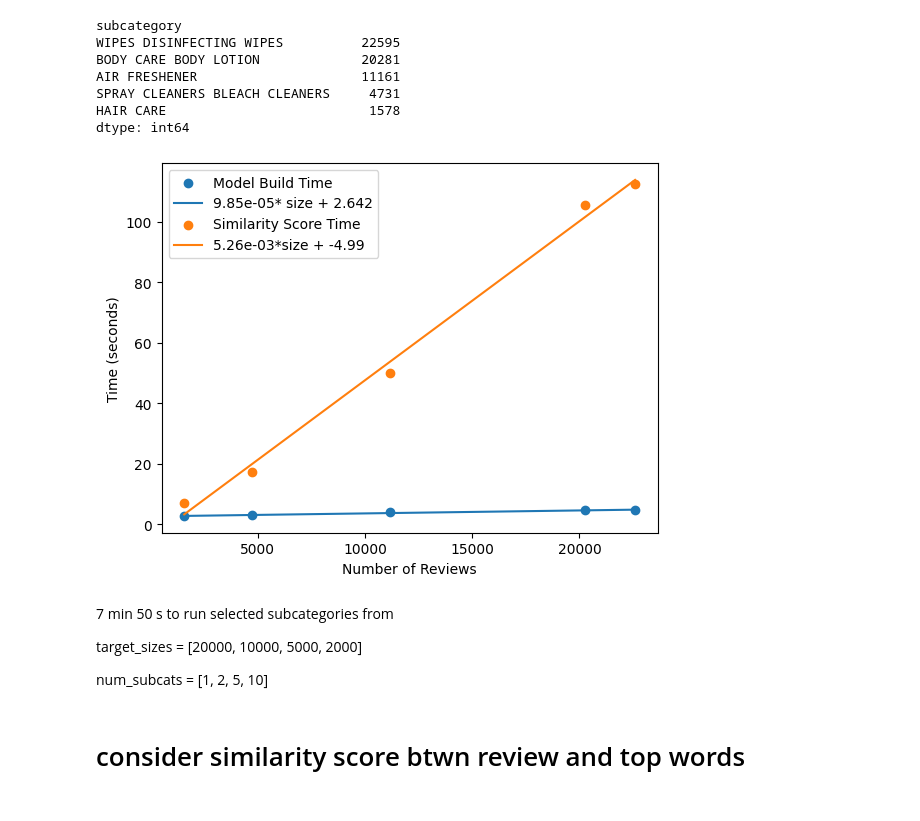
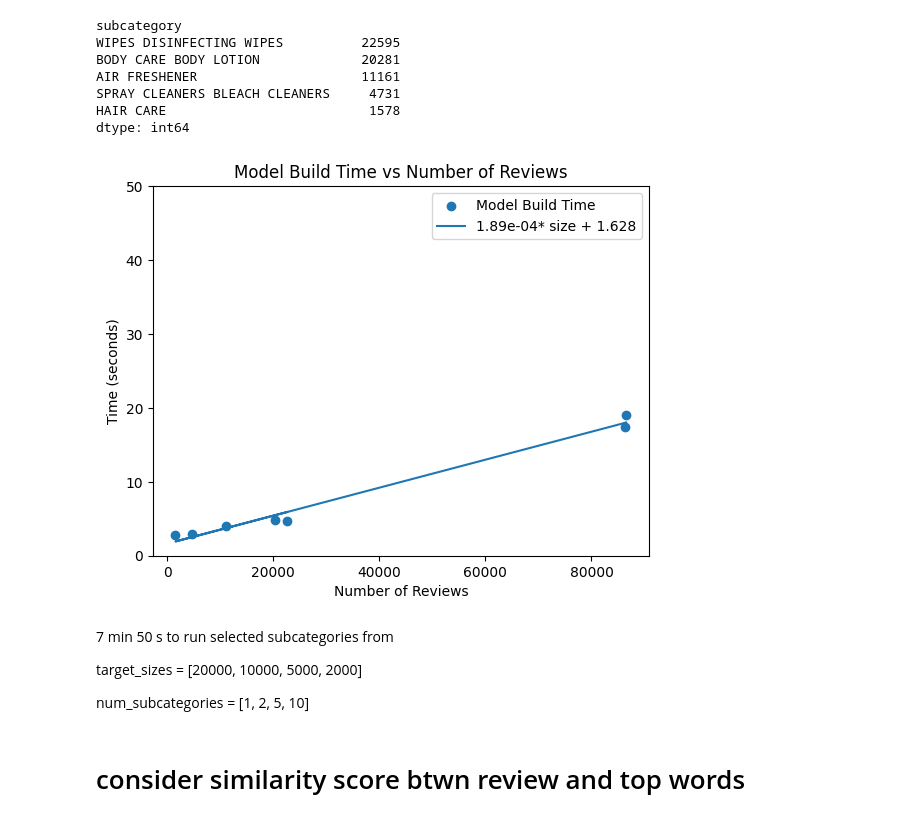
Before and after one commit to jluo3364/BTT-Clorox-Company, a Jupyter notebook: TopicModel/lsa testing/lsa_class.ipynb, the cells around one changed output. Cells and saved outputs as stored; diff of their text form; code cells hidden in the pictures.

Commit message:
running on more subcategories

```diff
--- a/TopicModel/lsa testing/lsa_class.ipynb
+++ b/TopicModel/lsa testing/lsa_class.ipynb
@@ -44,8 +66,8 @@ def subcategories_of_size(df, target_sizes, num_subcategories, allowance=1000):
 # pick 1 subcat with around 20k, 10k
 # pick multiple with 5k, 2k reviews
 # target_sizes = [20000, 10000, 5000, 2000]
-# num_subcats = [1, 2, 5, 10]
-# subcats = subcategories_of_size(df, target_sizes, num_subcats)
+# num_subcategories = [1, 2, 5, 10]
+# subcategories = subcategories_of_size(df, target_sizes, num_subcategories)
 
-subcats = ["WIPES DISINFECTING WIPES", "BODY CARE BODY LOTION", "AIR FRESHENER", "SPRAY CLEANERS BLEACH CLEANERS", "HAIR CARE"]
+subcategories = ["WIPES DISINFECTING WIPES", "BODY CARE BODY LOTION", "AIR FRESHENER", "SPRAY CLEANERS BLEACH CLEANERS", "HAIR CARE"]
 # %%
@@ -79,7 +101,7 @@ similarity score computation time [112.5, 105.6, 50, 17.2, 7.2]
 # %%
 lsa_df.to_csv('../../data/lsa_wipes_lotion_airfreshener_spraycleaners_haircare.csv', index=False)
 # %%
-selected_subcat_sizes = lsa_df[lsa_df['subcategory'].isin(subcats)].groupby('subcategory').size()[subcats]
+selected_subcat_sizes = df[df['subcategory'].isin(subcategories)].groupby('subcategory').size()[subcategories]
 selected_subcat_sizes
 # %% [output]
 subcategory
@@ -91,30 +113,35 @@ HAIR CARE                          1578
 dtype: int64
 # %%
 import numpy as np
-model_build_time = [4.67, 4.77, 3.97, 2.94, 2.8]
-sscore_time = [112.5, 105.6, 50, 17.2, 7.2]
+model_build_time = [4.67, 4.77, 3.97, 2.94, 2.8, 19.02, 17.37]
+sscore_time = [112.5, 105.6, 50, 17.2, 7.2, 488, 402.5]
 # plot model and ssccore time vs subcat size
 import matplotlib.pyplot as plt
 fig, ax = plt.subplots()
-ax.scatter(selected_subcat_sizes, model_build_time, label='Model Build Time')
-m, b = np.polyfit(selected_subcat_sizes, model_build_time, 1)
-ax.plot(selected_subcat_sizes, m*np.array(selected_subcat_sizes) + b, label=f'{m:.2e}* size + {round(b,3)}')
-ax.scatter(selected_subcat_sizes, sscore_time, label='Similarity Score Time')
+sizes = list(selected_subcat_sizes.values)
+sizes.append(86576)
+sizes.append(86229)
+ax.scatter(sizes, model_build_time, label='Model Build Time')
+m, b = np.polyfit(sizes, model_build_time, 1)
+ax.plot(sizes, m*np.array(sizes) + b, label=f'{m:.2e}* size + {round(b,3)}')
+# ax.scatter(selected_subcat_sizes, sscore_time, label='Similarity Score Time')
+
+# m, b = np.polyfit(selected_subcat_sizes, sscore_time, 1)
+# ax.plot(selected_subcat_sizes, m*np.array(selected_subcat_sizes) + b, label=f'{m:.2e}*size + {round(b,3)}')
+ax.legend()
+plt.yticks(np.arange(0, 60, 10))
 ax.set_xlabel('Number of Reviews')
 ax.set_ylabel('Time (seconds)')
-m, b = np.polyfit(selected_subcat_sizes, sscore_time, 1)
-ax.plot(selected_subcat_sizes, m*np.array(selected_subcat_sizes) + b, label=f'{m:.2e}*size + {round(b,3)}')
-ax.legend()
-# add fitted line equations to legend
+plt.title('Model Build Time vs Number of Reviews')
 plt.show()
 # %% [output]
-[figure, old version]
+[figure, new version]
 # %% [markdown]
 7 min 50 s to run selected subcategories from
 
 target_sizes = [20000, 10000, 5000, 2000]
 
-num_subcats = [1, 2, 5, 10]
+num_subcategories = [1, 2, 5, 10]
 # %% [markdown]
 # consider similarity score btwn review and top words
 # %%
```
Also changed, not shown: parts of 18 cells of this notebook, 3 other files.
